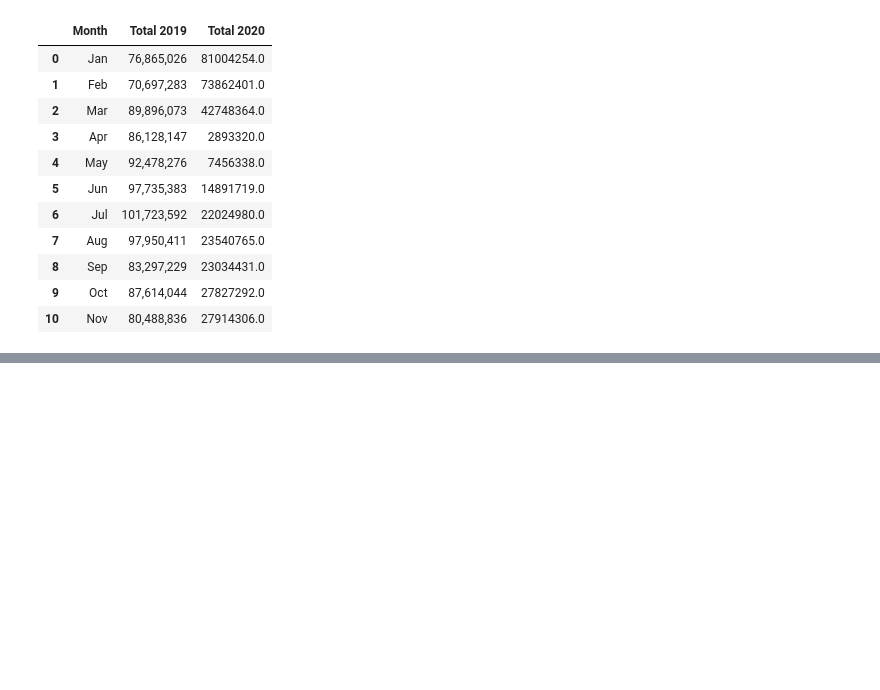
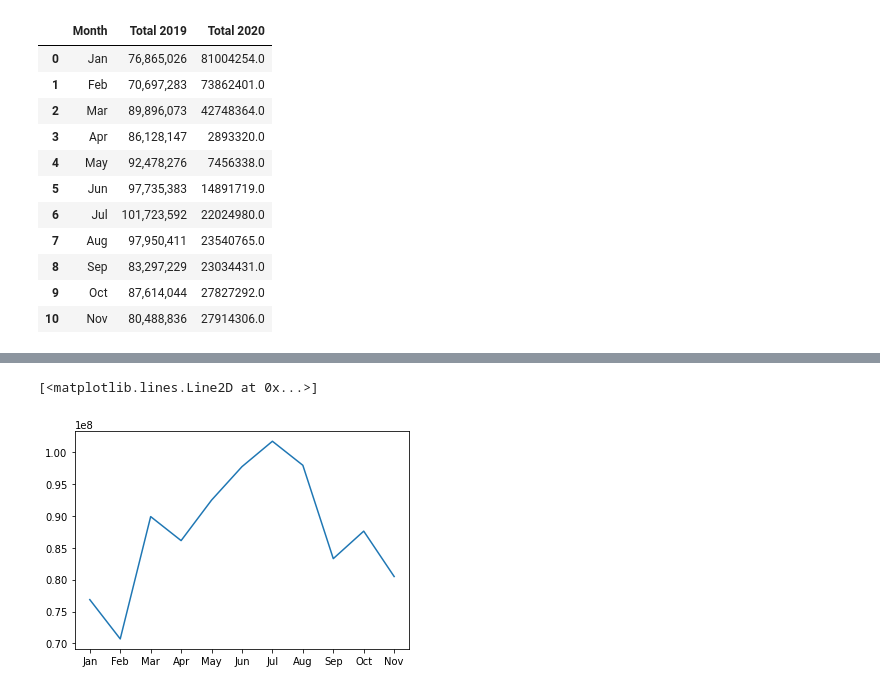
Before and after one commit to paulpreetam/Project1, a Jupyter notebook: Question 3-Revenue Passenger Miles.ipynb, the cells around one changed output, grey strips where cells are left out. Saved outputs shown, nothing was run; the diff lists cells and outputs as text; code cells hidden in the pictures; blank space fills up the shorter version.

```diff
--- a/Question 3-Revenue Passenger Miles.ipynb
+++ b/Question 3-Revenue Passenger Miles.ipynb
@@ -71,3 +71,6 @@ revenue_totals
 | 8 | Sep | 83,297,229 | 23034431.0 |
 | 9 | Oct | 87,614,044 | 27827292.0 |
 | 10 | Nov | 80,488,836 | 27914306.0 |
+# %%
+revenue_totals['Total 2019'] = revenue_totals['Total 2019'].str.replace(",","")
+revenue_totals['Total 2019'] = revenue_totals["Total 2019"].astype(int)
@@ -73,0 +88,8 @@ revenue_totals
+# %%
+revenue_totals.columns
+x_axis = revenue_totals["Month"]
+y_axis = revenue_totals["Total 2019"]
+plt.plot (x_axis, y_axis)
+# %% [output]
+[<matplotlib.lines.Line2D at 0x...>]
+[figure, added]
```
Also changed, not shown: parts of 2 cells of this notebook, 1 other file.
